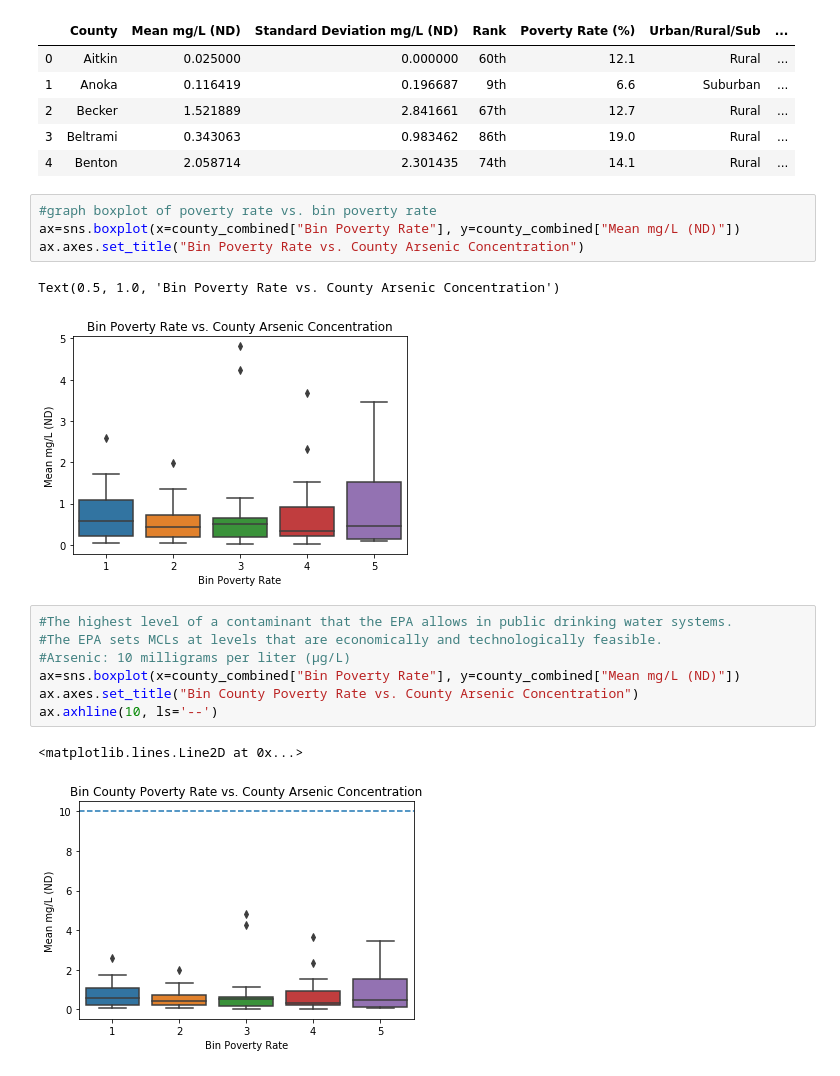
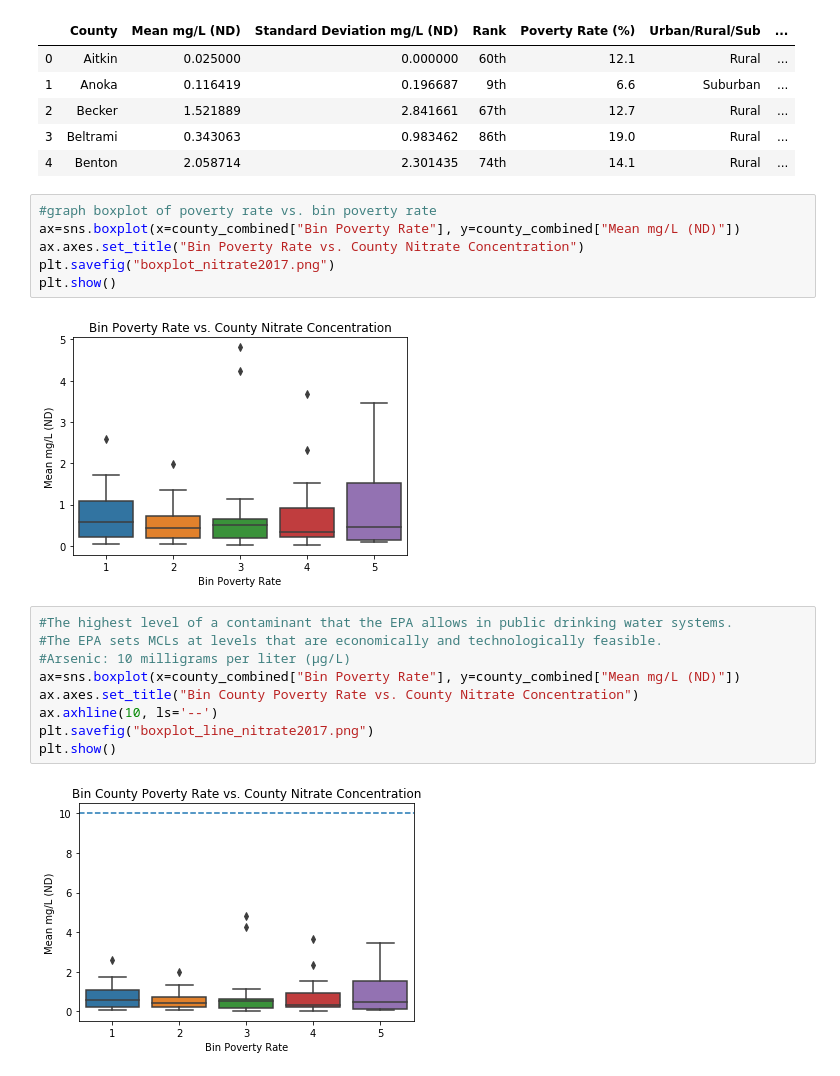
Before and after one commit to bkaczmarczik28/MN-Drinking-Water-Quality, a Jupyter notebook: PovertyByCounty-Nitrate.ipynb, the cells around one changed output. Drawn from its saved outputs; the diff is of its cells as text.

```diff
--- a/PovertyByCounty-Nitrate.ipynb
+++ b/PovertyByCounty-Nitrate.ipynb
@@ -218,17 +219,19 @@ county_combined.head()
 # %%
 #graph boxplot of poverty rate vs. bin poverty rate
 ax=sns.boxplot(x=county_combined["Bin Poverty Rate"], y=county_combined["Mean mg/L (ND)"])
-ax.axes.set_title("Bin Poverty Rate vs. County Arsenic Concentration")
+ax.axes.set_title("Bin Poverty Rate vs. County Nitrate Concentration")
+plt.savefig("boxplot_nitrate2017.png")
+plt.show()
 # %% [output]
-Text(0.5, 1.0, 'Bin Poverty Rate vs. County Arsenic Concentration')
 [figure]
 # %%
 #The highest level of a contaminant that the EPA allows in public drinking water systems.
 #The EPA sets MCLs at levels that are economically and technologically feasible.
 #Arsenic: 10 milligrams per liter (µg/L)
 ax=sns.boxplot(x=county_combined["Bin Poverty Rate"], y=county_combined["Mean mg/L (ND)"])
-ax.axes.set_title("Bin County Poverty Rate vs. County Arsenic Concentration")
+ax.axes.set_title("Bin County Poverty Rate vs. County Nitrate Concentration")
 ax.axhline(10, ls='--')
+plt.savefig("boxplot_line_nitrate2017.png")
+plt.show()
 # %% [output]
-<matplotlib.lines.Line2D at 0x...>
-[figure, old version]
+[figure, new version]
```
Also changed, not shown: parts of 4 cells of this notebook, 15 other files.
